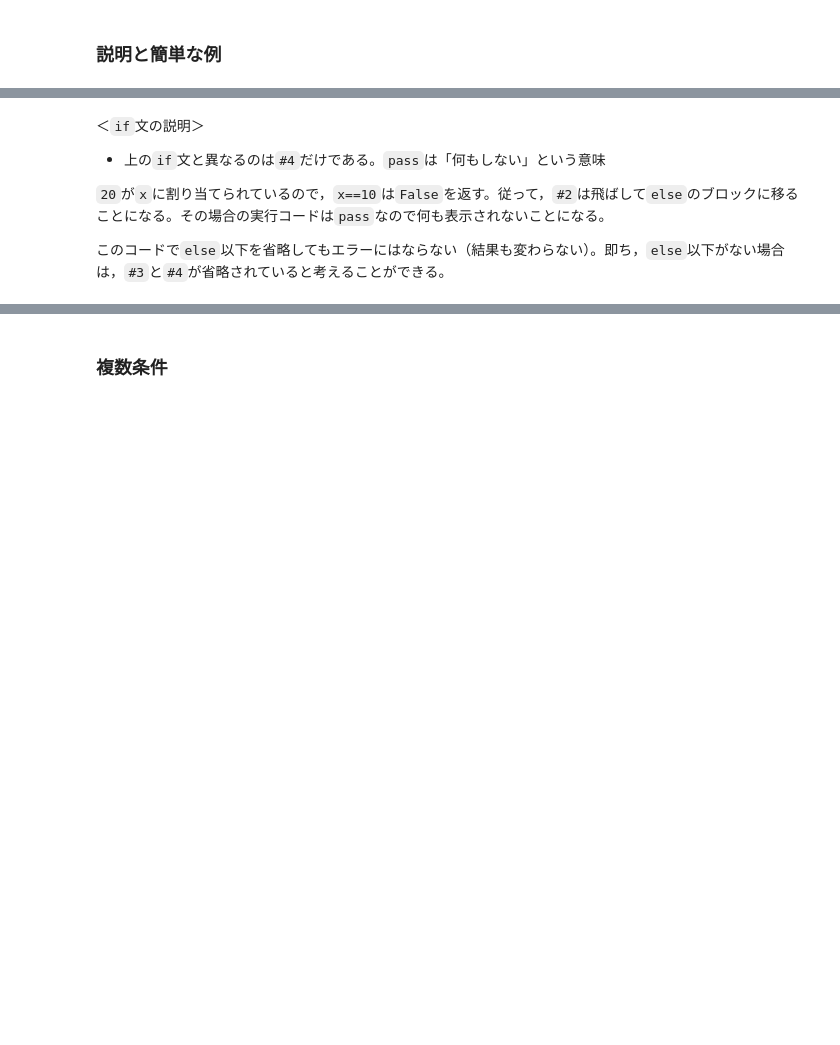
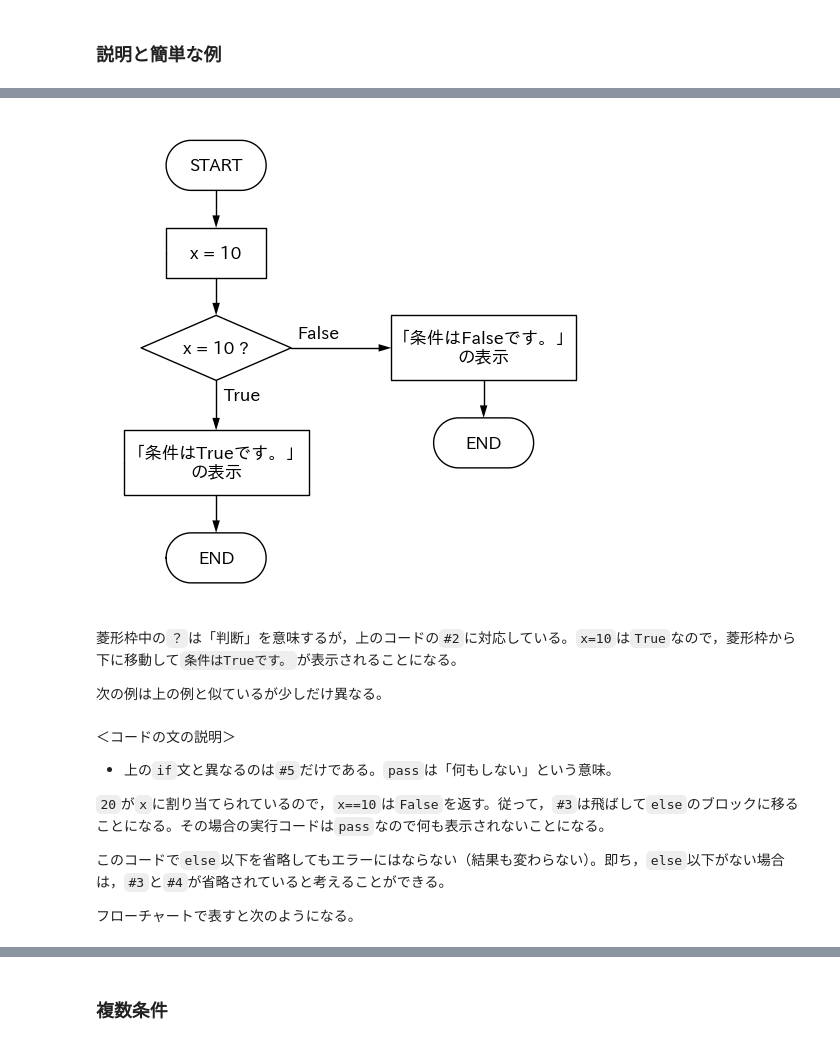
Before and after one commit to Py4Basics/py4basics.github.io, a Jupyter notebook: 1_Basics_IV.ipynb, the cells around one changed output, grey strips where cells are left out. Drawn from its saved outputs; the diff is of its cells as text; code cells hidden in the pictures; blank space fills up the shorter version.

Commit message:
flow for if

```diff
--- a/1_Basics_IV.ipynb
+++ b/1_Basics_IV.ipynb
@@ -96 +111,23 @@ else:                         # 3
+# %%
+with schemdraw.Drawing() as sd:
+    flow.Start(w=2, h=1).label('START')
+    flow.Arrow().down(sd.unit/4)
+    b = flow.Box(w=2, h=1).label('x = 10')
+    flow.Arrow().down(sd.unit/4)
+    d = flow.Decision(w=3, h=1.3, S='True', E='False').label('x = 10 ?').drop('S')
+    flow.Arrow().down(sd.unit/3)
+    b = flow.Box(w=3.7, h=1.3).label('「条件はTrueです。」\nの表示')
+    flow.Arrow().down(sd.unit/4)
+    flow.Start(w=2, h=1).label('END')
+
+    flow.Arrow().right().at(d.E).length(2)
+    b = flow.Box(w=3.7, h=1.3).label('「条件はFalseです。」\nの表示').drop('S')
+    flow.Arrow().down(sd.unit/4)
+    flow.Start(w=2, h=1).label('END')
+# %% [output]
+[figure, added]
+# %% [markdown]
+菱形枠中の`？`は「判断」を意味するが，上のコードの`#2`に対応している。`x=10`は`True`なので，菱形枠から下に移動して`条件はTrueです。`が表示されることになる。
+
+次の例は上の例と似ているが少しだけ異なる。
 # %%
@@ -104,7 +141,9 @@ else:                         # 3
 # %% [markdown]
-＜`if`文の説明＞
-* 上の`if`文と異なるのは`#4`だけである。`pass`は「何もしない」という意味
+＜コードの文の説明＞
+* 上の`if`文と異なるのは`#5`だけである。`pass`は「何もしない」という意味。
 
-`20`が`x`に割り当てられているので，`x==10`は`False`を返す。従って，`#2`は飛ばして`else`のブロックに移ることになる。その場合の実行コードは`pass`なので何も表示されないことになる。
+`20`が`x`に割り当てられているので，`x==10`は`False`を返す。従って，`#3`は飛ばして`else`のブロックに移ることになる。その場合の実行コードは`pass`なので何も表示されないことになる。
 
 このコードで`else`以下を省略してもエラーにはならない（結果も変わらない）。即ち，`else`以下がない場合は，`#3`と`#4`が省略されていると考えることができる。
+
+フローチャートで表すと次のようになる。
```
Also changed, not shown: parts of 51 cells of this notebook.
